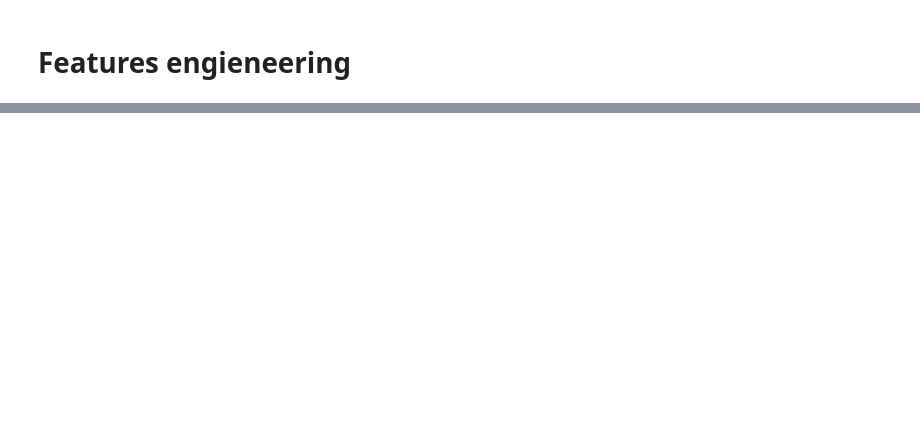
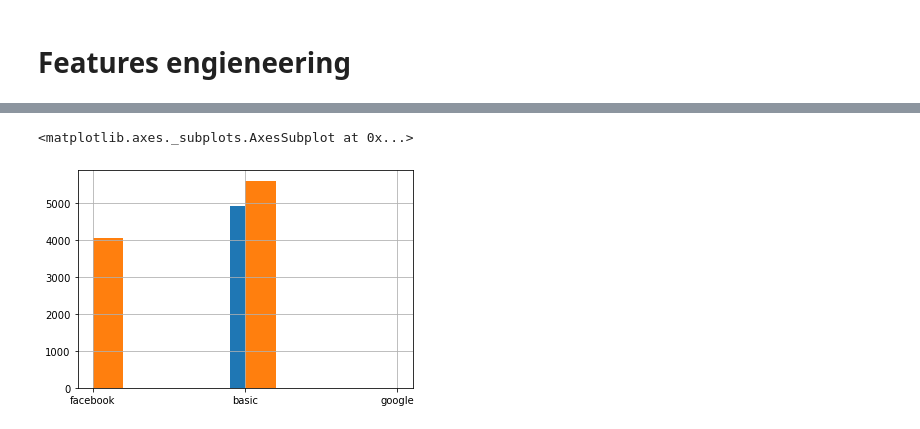
Before and after one commit to vesran/BookerGuess, a Jupyter notebook: dev/_3_train_DF_NDF.ipynb, the cells around one changed output, grey strips where cells are left out. Saved outputs shown, nothing was run; the diff lists cells and outputs as text; code cells hidden in the pictures; blank space fills up the shorter version.

Commit message:
added signup_method as features

```diff
--- a/dev/_3_train_DF_NDF.ipynb
+++ b/dev/_3_train_DF_NDF.ipynb
@@ -75,0 +153,6 @@ model.score(X_test, y_test)
+# %%
+errors[errors['target'] == 0]['signup_method'].hist()
+errors[errors['target'] == 1]['signup_method'].hist()
+# %% [output]
+<matplotlib.axes._subplots.AxesSubplot at 0x...>
+[figure, added]
```
Also changed, not shown: parts of 15 cells of this notebook.
